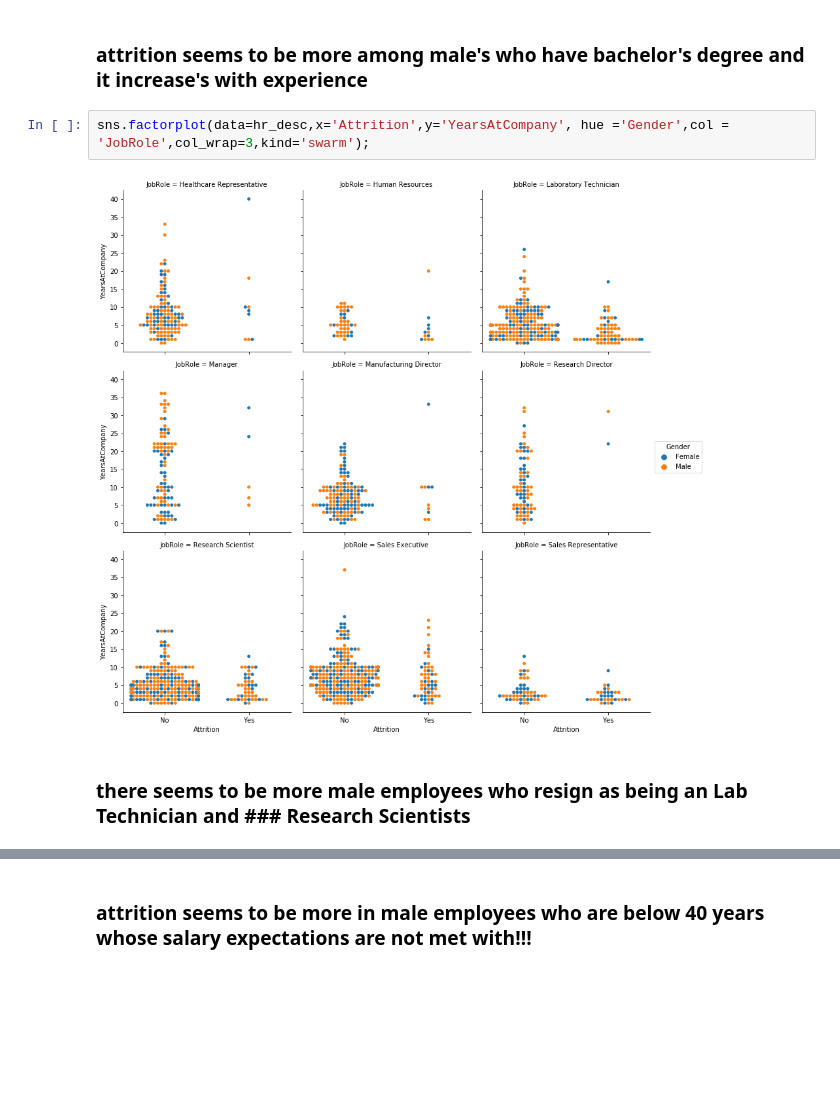
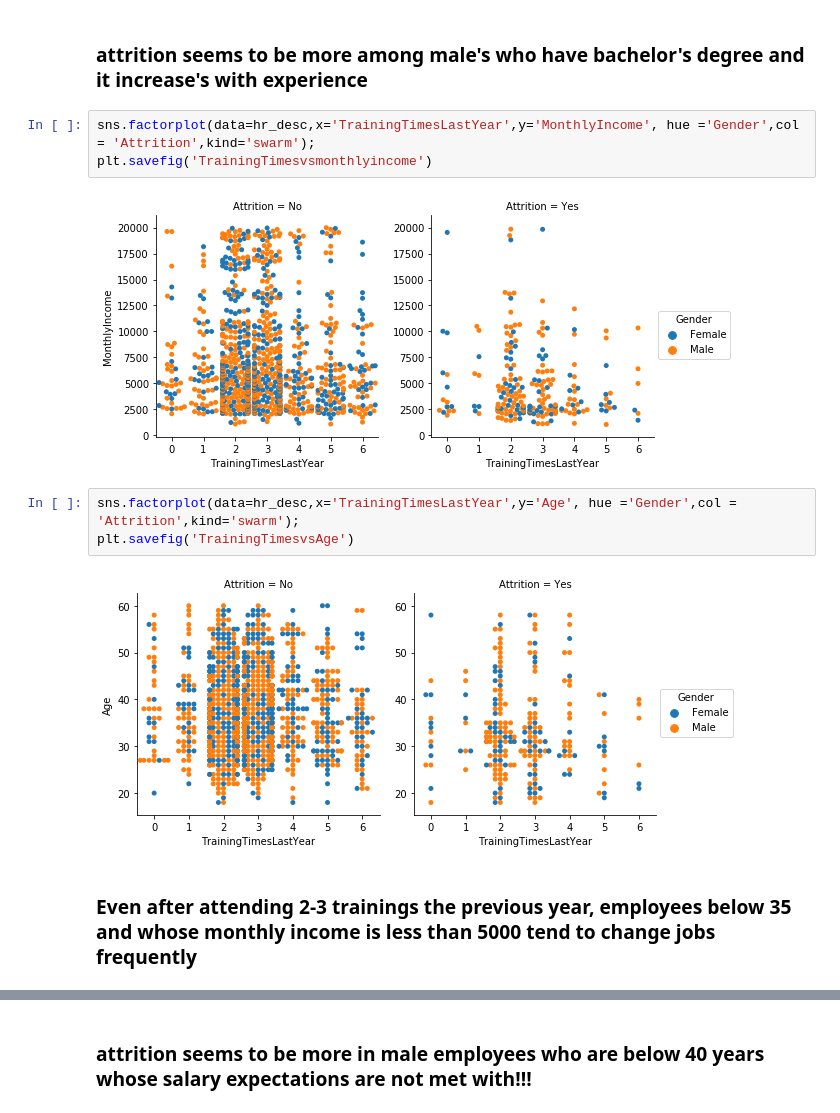
Before and after one commit to suhasinipallai/HR_Attrition_Performance, a Jupyter notebook: Final_Analysis_Modeling.ipynb, the cells around one changed output, grey strips where cells are left out. Drawn from its saved outputs; the diff is of its cells as text; blank space fills up the shorter version.

```diff
--- a/Final_Analysis_Modeling.ipynb
+++ b/Final_Analysis_Modeling.ipynb
@@ -194,9 +205,15 @@ sns.factorplot(data=hr_desc,x='Attrition',y='TotalWorkingYears', hue ='Gender',c
 # %% [markdown]
 ### attrition seems to be more among male's who have bachelor's degree and it increase's with experience
 # %%
-sns.factorplot(data=hr_desc,x='Attrition',y='YearsAtCompany', hue ='Gender',col = 'JobRole',col_wrap=3,kind='swarm');
+sns.factorplot(data=hr_desc,x='TrainingTimesLastYear',y='MonthlyIncome', hue ='Gender',col = 'Attrition',kind='swarm');
+plt.savefig('TrainingTimesvsmonthlyincome')
 # %% [output]
-[figure, old version]
+[figure, new version]
-# %% [markdown]
-### there seems to be more male employees who resign as being an Lab Technician and ### Research Scientists
+# %%
+sns.factorplot(data=hr_desc,x='TrainingTimesLastYear',y='Age', hue ='Gender',col = 'Attrition',kind='swarm');
+plt.savefig('TrainingTimesvsAge')
+# %% [output]
+[figure, added]
+# %% [markdown]
+### Even after attending 2-3 trainings the previous year, employees below 35 and whose monthly income is less than 5000 tend to change jobs frequently
 # %%
```
Also changed, not shown: parts of 16 cells of this notebook.
